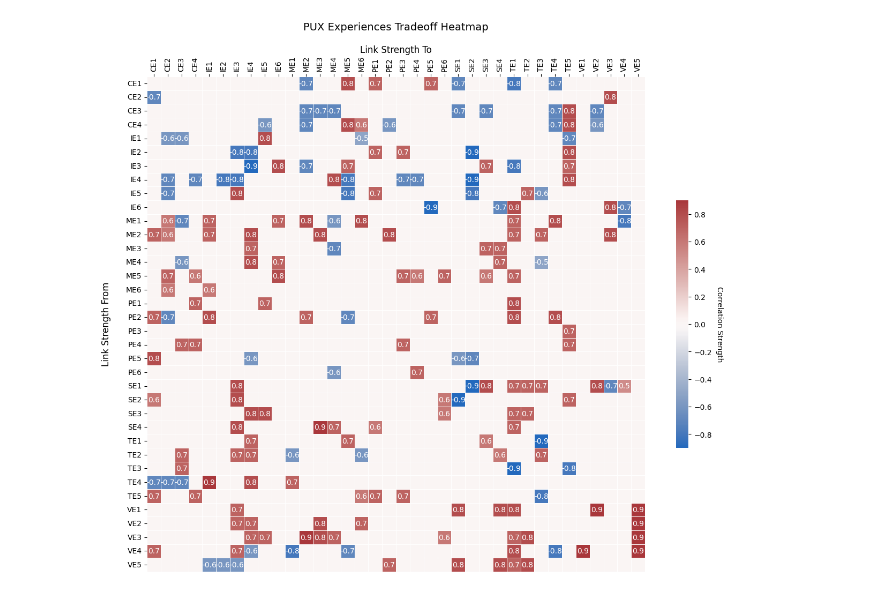
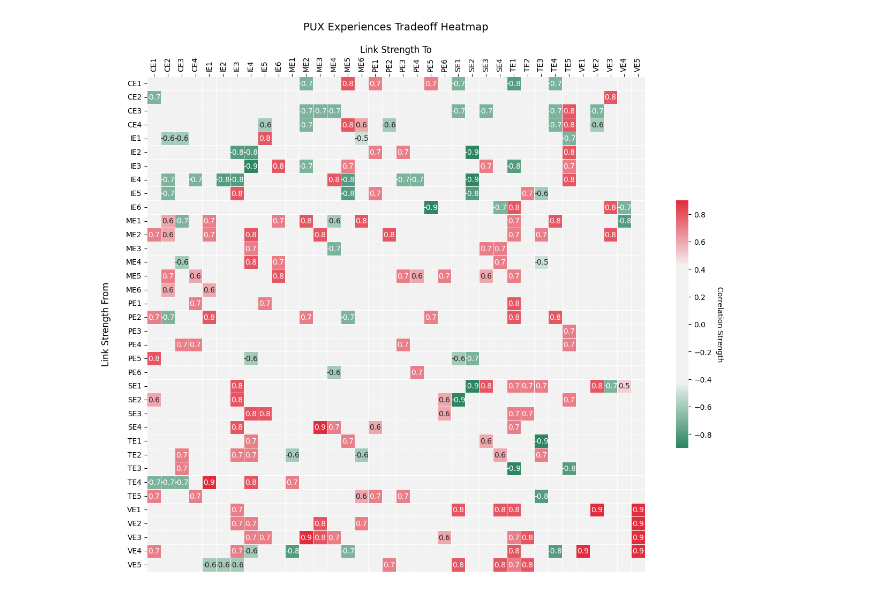
Before and after one commit to jb2328/PUX-Diagrams, a Jupyter notebook: heatmap.ipynb, the cells around one changed output. Saved outputs shown, nothing was run; the diff lists cells and outputs as text; code cells hidden in the pictures.

Commit message:
heatmap update

```diff
--- a/heatmap.ipynb
+++ b/heatmap.ipynb
@@ -225,8 +225,7 @@ exp_list=[
       }
 ]
 # %%
-# Correct the error and reverse the axes in the heatmap with the y-axis title at the top
-# Here we will also rotate the y-axis label to make it horizontal and place it on top
+# Implement the changes with the correct colormap for positive (green) and negative (red) values
 
 # Extract unique names from the data and sort them
 names = sorted(list({entry['name'] for entry in exp_list}))
@@ -252,39 +251,42 @@ for x_index, x_name in enumerate(names):
                 if y_name in link:
                     matrix[x_index, y_index] = link[y_name]
 
+# Define a custom diverging colormap with green for positive and red for negative
+cmap = sns.diverging_palette(150, 10, s=85, l=50, sep=120, as_cmap=True)
+
 # Create a heatmap from the matrix
 plt.figure(figsize=(15, 12))
 
 # Set tick labels on top
-ax = sns.heatmap(matrix.T, annot=True, fmt=".1f", xticklabels=names, yticklabels=names, cmap='vlag', cbar=True, linewidths=.5, cbar_kws={"shrink": 0.5})
+ax = sns.heatmap(matrix.T, annot=True, fmt=".1f", xticklabels=names, yticklabels=names, cmap=cmap, cbar=True, linewidths=.5, cbar_kws={"shrink": 0.5})
 
 # Rotate the x-axis and y-axis labels for better readability
 ax.set_xticklabels(ax.get_xticklabels(), rotation=90)
 ax.set_yticklabels(ax.get_yticklabels(), rotation=0)
 
 # Move x-axis ticks to the top and y-axis ticks to the left
 ax.xaxis.set_ticks_position('top')
 ax.yaxis.set_ticks_position('left')
 
 # Add labels to the x and y axis with the y-axis label at the top
 ax.set_xlabel('Link Strength To', fontsize=12)
 ax.xaxis.set_label_position('top')  # Move the x-axis label to the top
 ax.set_ylabel('Link Strength From', fontsize=12)
 ax.yaxis.set_label_position('left')  # Keep the y-axis label on the left
 ax.yaxis.labelpad = 20  # Add some padding for the y-axis label
 
 # Add a title to the heatmap
 ax.set_title('PUX Experiences Tradeoff Heatmap', fontsize=14, pad=20)
 
 # Add a label to the colorbar
 colorbar = ax.collections[0].colorbar
 colorbar.set_label('Correlation Strength', rotation=270, labelpad=15)
 
 # Improve visibility of the gridlines and remove text for '0' value cells
 for t in ax.texts:
     if t.get_text() == '0.0':
         t.set_text('')
 
 plt.show()
 # %% [output]
-[figure, old version]
+[figure, new version]
```
Also changed, not shown: 1 other file.
